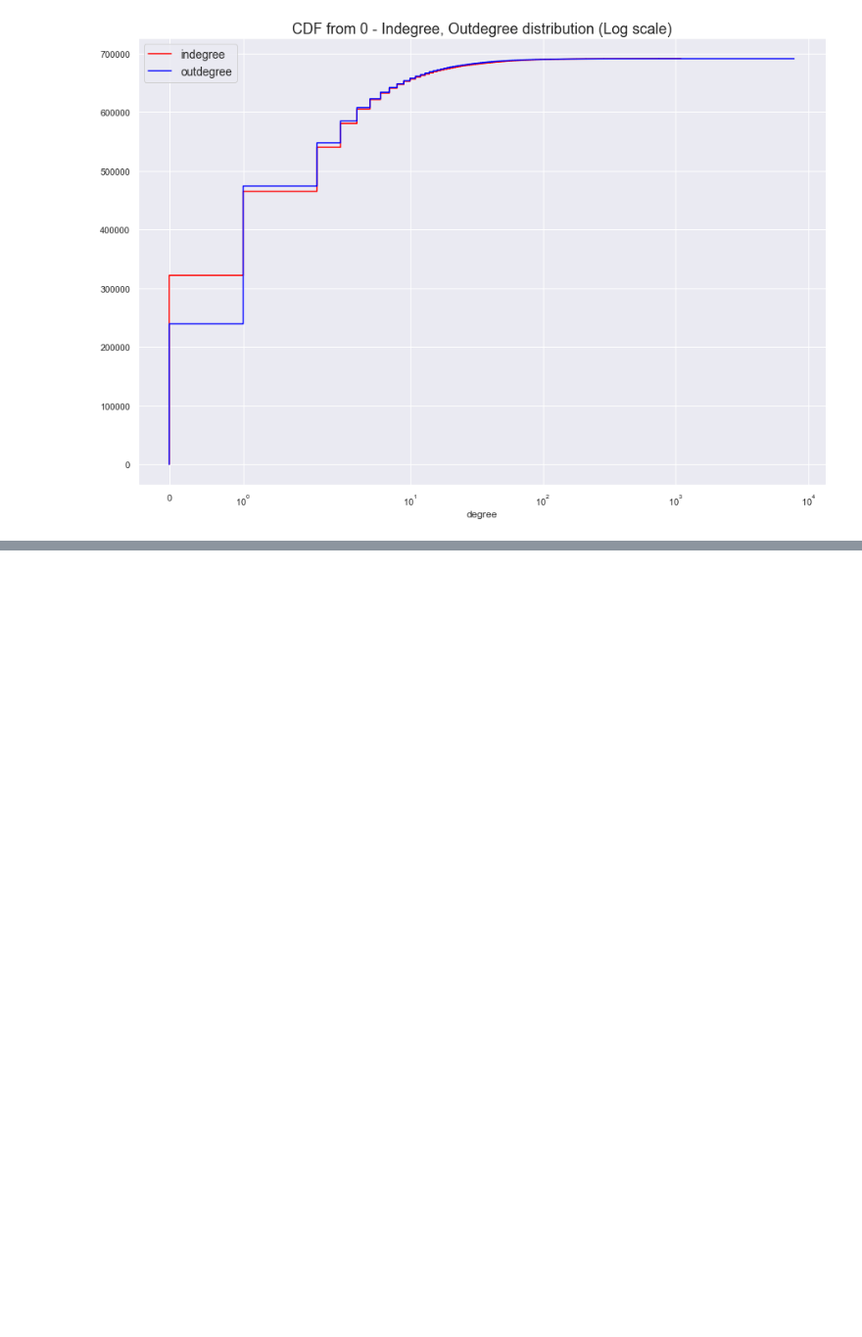
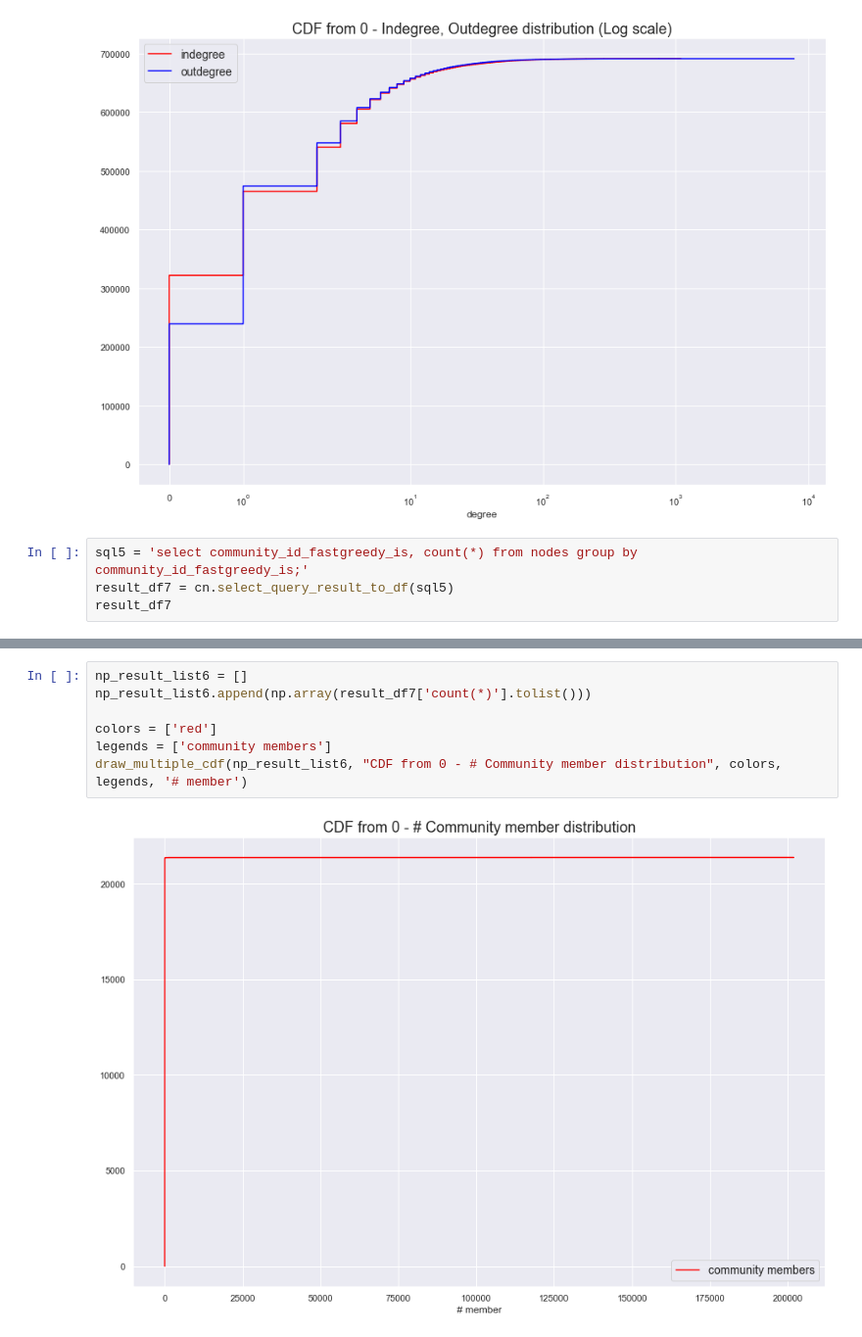
Before and after one commit to tr0up2r/plotting-and-graph-analysis, a Jupyter notebook: cdf_from_zero.ipynb, the cells around one changed output, grey strips where cells are left out. Shown: that part at 98% size. Drawn from its saved outputs; the diff is of its cells as text; blank space fills up the shorter version.

Commit message:
community member 관련 cdf 추가.

```diff
--- a/cdf_from_zero.ipynb
+++ b/cdf_from_zero.ipynb
@@ -222,3 +222,7 @@ draw_multiple_cdf(np_result_list5, "CDF from 0 - Indegree, Outdegree distributio
 draw_multiple_cdf_log(np_result_list5, "CDF from 0 - Indegree, Outdegree distribution (Log scale)", colors, legends, 'degree')
 # %% [output]
 [figure]
+# %%
+sql5 = 'select community_id_fastgreedy_is, count(*) from nodes group by community_id_fastgreedy_is;'
+result_df7 = cn.select_query_result_to_df(sql5)
+result_df7
@@ -224,0 +243,9 @@ draw_multiple_cdf_log(np_result_list5, "CDF from 0 - Indegree, Outdegree distrib
+# %%
+np_result_list6 = []
+np_result_list6.append(np.array(result_df7['count(*)'].tolist()))
+
+colors = ['red']
+legends = ['community members']
+draw_multiple_cdf(np_result_list6, "CDF from 0 - # Community member distribution", colors, legends, '# member')
+# %% [output]
+[figure, added]
```
Also changed, not shown: parts of 2 cells of this notebook.
